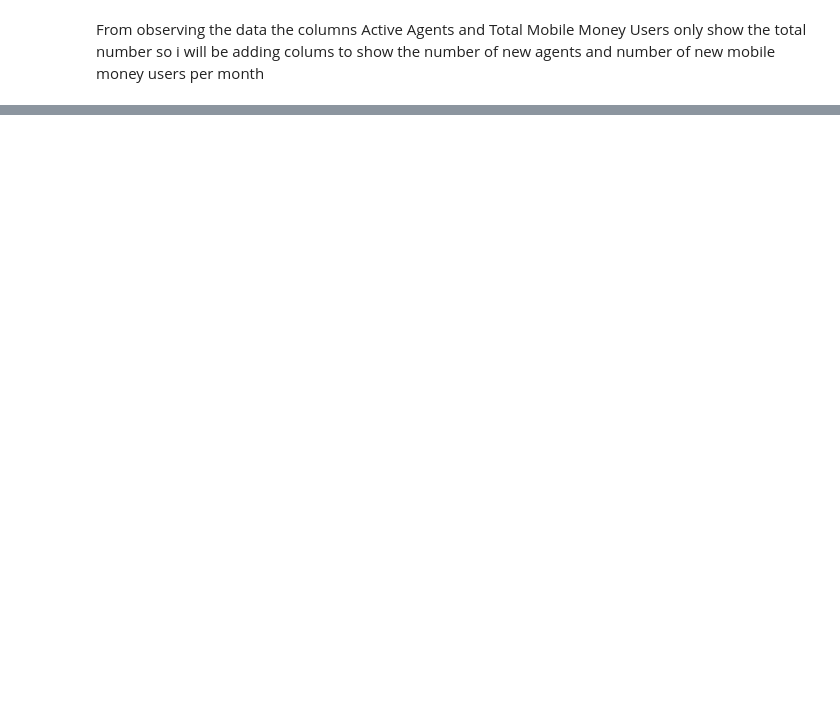
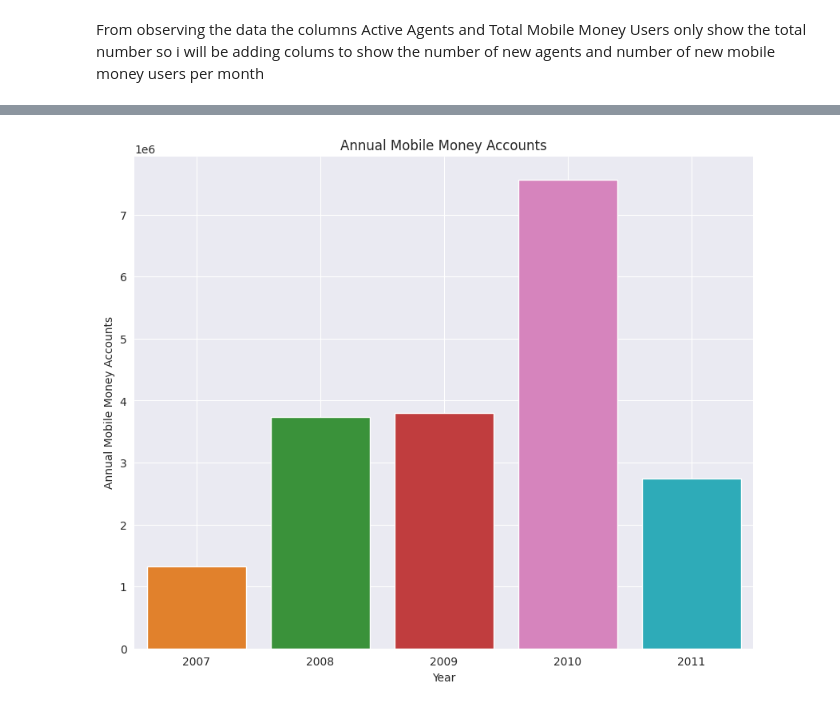
Before and after one commit to Murega14/Value-of-Transactions, a Jupyter notebook: transactions.ipynb, the cells around one changed output, grey strips where cells are left out. Cells and saved outputs as stored; diff of their text form; code cells hidden in the pictures; blank space fills up the shorter version.

```diff
--- a/transactions.ipynb
+++ b/transactions.ipynb
@@ -119,0 +239,12 @@ df.head(10)
+# %%
+#calculating the annual number of registered monile money accounts
+import pandas as pd
+annual_mobile_money_users = period_one.groupby('Year')['New Monthly Mobile Money Accounts'].sum().reset_index()
+
+#merging into period one
+period_one = pd.merge(period_one, annual_mobile_money_users, on='Year', suffixes=('', '_Annual'))
+
+#renaming the column
+period_one.rename(columns={'New Monthly Mobile Money Accounts_Annual':'Annual Mobile Money Accounts'}, inplace=True)
+
+period_one
@@ -119,0 +269,16 @@ df.head(10)
+# %%
+#visualizing the annual growth of registered mobile money accounts
+plt.figure(figsize=(10,8))
+
+#defining color palette
+colors = ['#ff7f0e', '#2ca02c', '#d62728',  '#e377c2',  '#17becf']
+sns.set_palette(sns.color_palette(colors))
+
+
+sns.barplot(x='Year', y='Annual Mobile Money Accounts', data=period_one)
+sns.despine(left=True)
+plt.grid(True)
+plt.title('Annual Mobile Money Accounts')
+plt.show()
+# %% [output]
+[figure, added]
```
Also changed, not shown: parts of 7 cells of this notebook.
